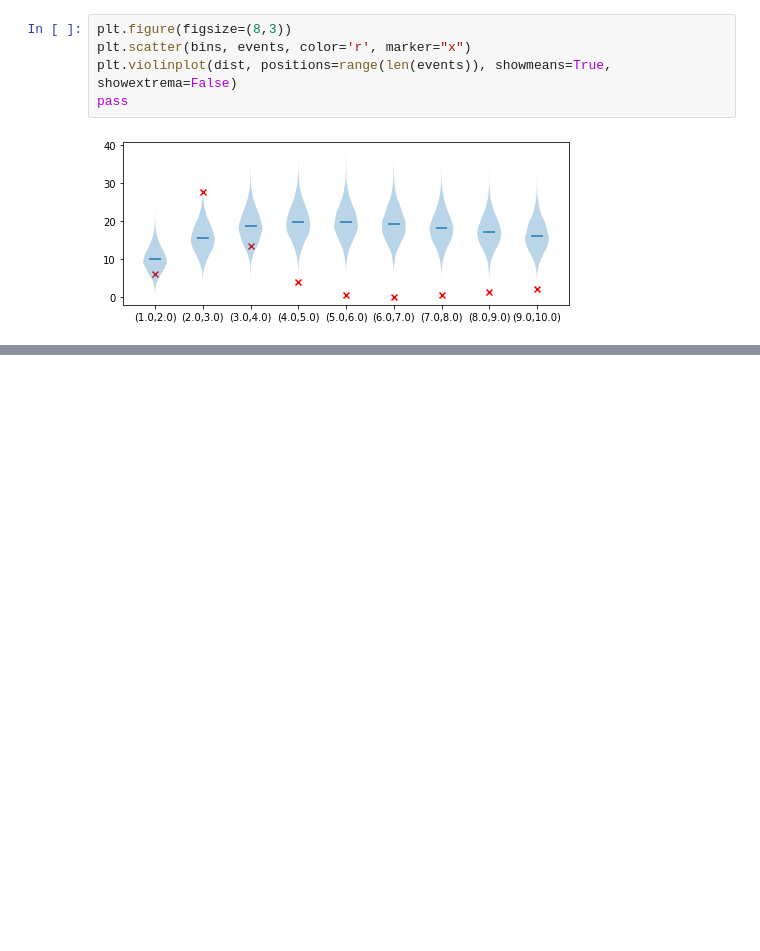
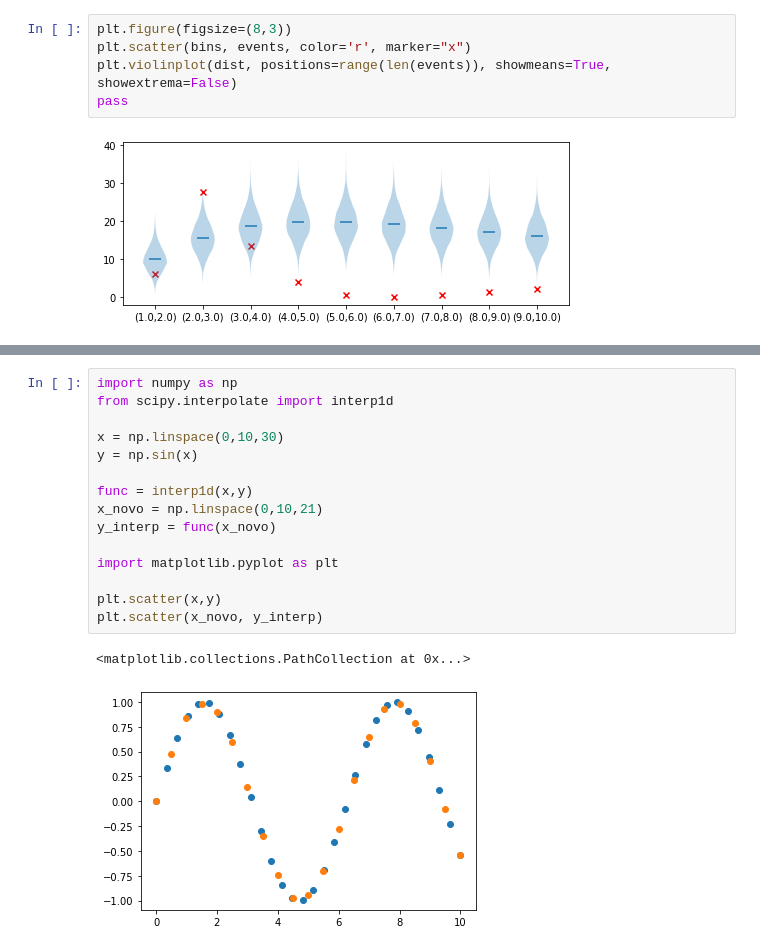
Before and after one commit to MarianoChaves/nina, a Jupyter notebook: examples/example-2.ipynb, the cells around one changed output, grey strips where cells are left out. Drawn from its saved outputs; the diff is of its cells as text; blank space fills up the shorter version.

```diff
--- a/examples/example-2.ipynb
+++ b/examples/example-2.ipynb
@@ -113,0 +120,18 @@ chi2(theta, dm) - chimin()
+# %%
+import numpy as np
+from scipy.interpolate import interp1d
+
+x = np.linspace(0,10,30)
+y = np.sin(x)
+
+func = interp1d(x,y)
+x_novo = np.linspace(0,10,21)
+y_interp = func(x_novo)
+
+import matplotlib.pyplot as plt
+
+plt.scatter(x,y)
+plt.scatter(x_novo, y_interp)
+# %% [output]
+<matplotlib.collections.PathCollection at 0x...>
+[figure, added]
```
Also changed, not shown: parts of 4 cells of this notebook, 6 other files.
